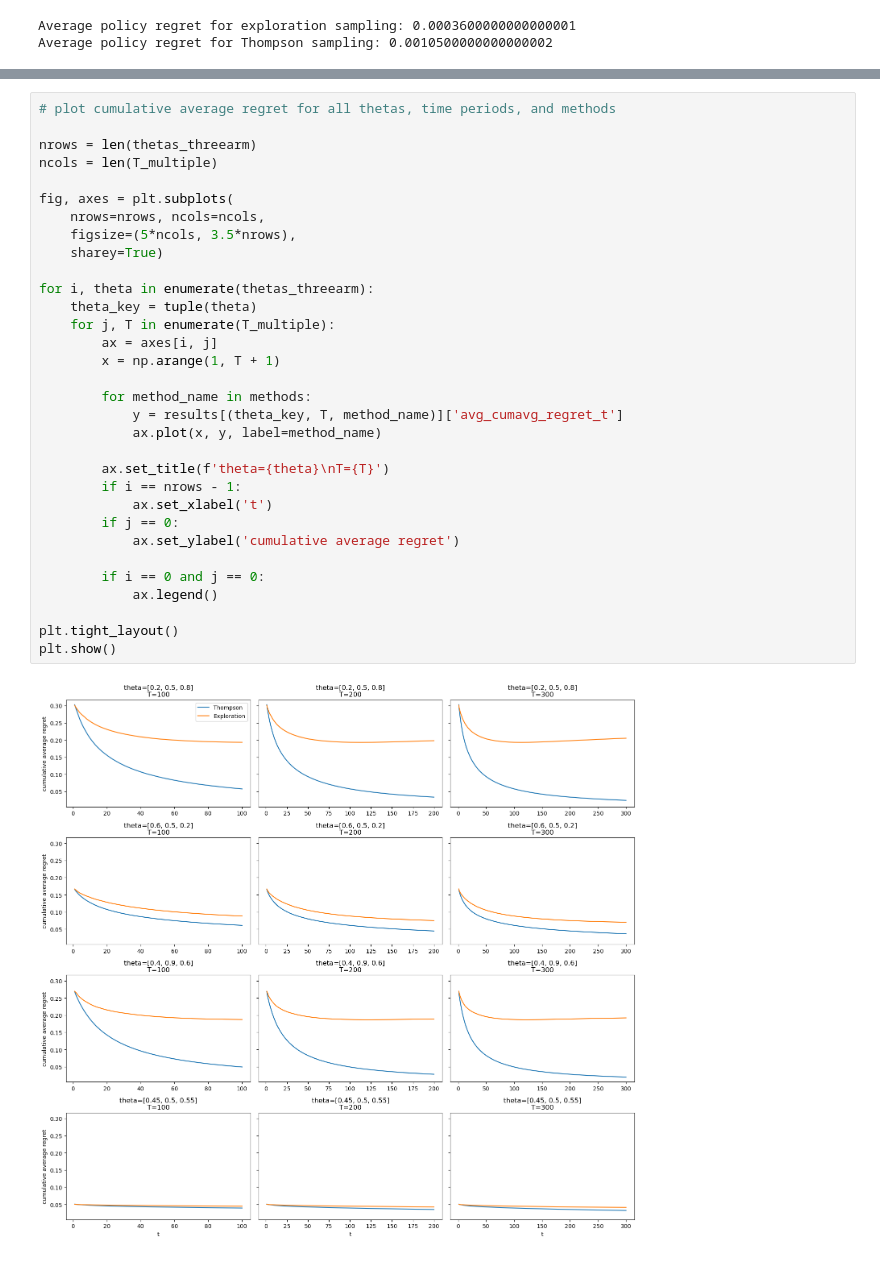
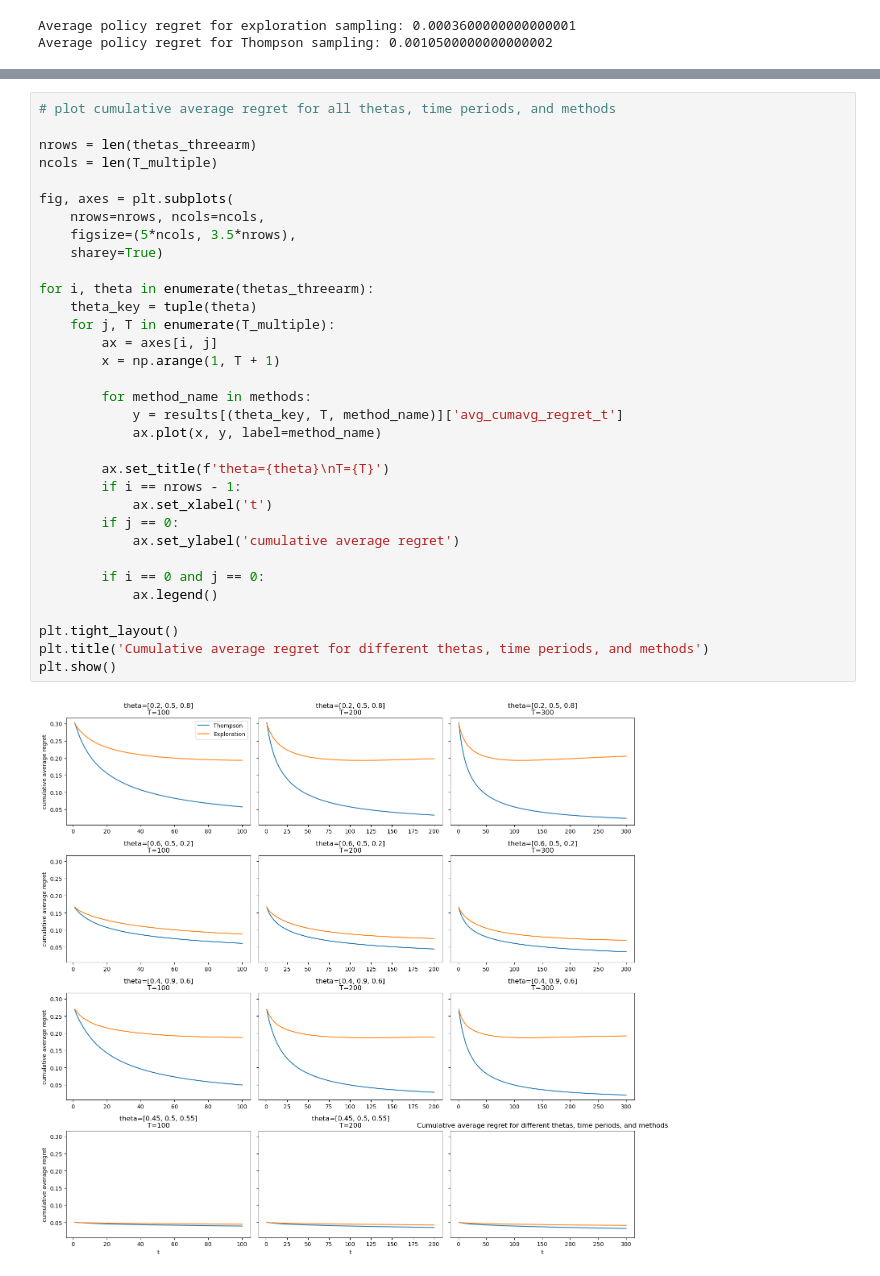
Before and after one commit to emilyfu1/assignments_ML, a Jupyter notebook: EmilyFu_A4.ipynb, the cells around one changed output, grey strips where cells are left out. Saved outputs shown, nothing was run; the diff lists cells and outputs as text.

```diff
--- a/EmilyFu_A4.ipynb
+++ b/EmilyFu_A4.ipynb
@@ -412,34 +409,35 @@ for theta in thetas_threearm:
 nrows = len(thetas_threearm)
 ncols = len(T_multiple)
 
 fig, axes = plt.subplots(
     nrows=nrows, ncols=ncols,
     figsize=(5*ncols, 3.5*nrows),
     sharey=True)
 
 for i, theta in enumerate(thetas_threearm):
     theta_key = tuple(theta)
     for j, T in enumerate(T_multiple):
         ax = axes[i, j]
         x = np.arange(1, T + 1)
 
         for method_name in methods:
             y = results[(theta_key, T, method_name)]['avg_cumavg_regret_t']
             ax.plot(x, y, label=method_name)
 
         ax.set_title(f'theta={theta}\nT={T}')
         if i == nrows - 1:
             ax.set_xlabel('t')
         if j == 0:
             ax.set_ylabel('cumulative average regret')
 
         if i == 0 and j == 0:
             ax.legend()
 
 plt.tight_layout()
+plt.title('Cumulative average regret for different thetas, time periods, and methods')
 plt.show()
 # %% [output]
-[figure, old version]
+[figure, new version]
 # %%
 # create a dataframe to display the average policy regret and probability
 # of selecting the best treatment for each theta, T, and method
```
Also changed, not shown: parts of 18 cells of this notebook, 4 other files.
